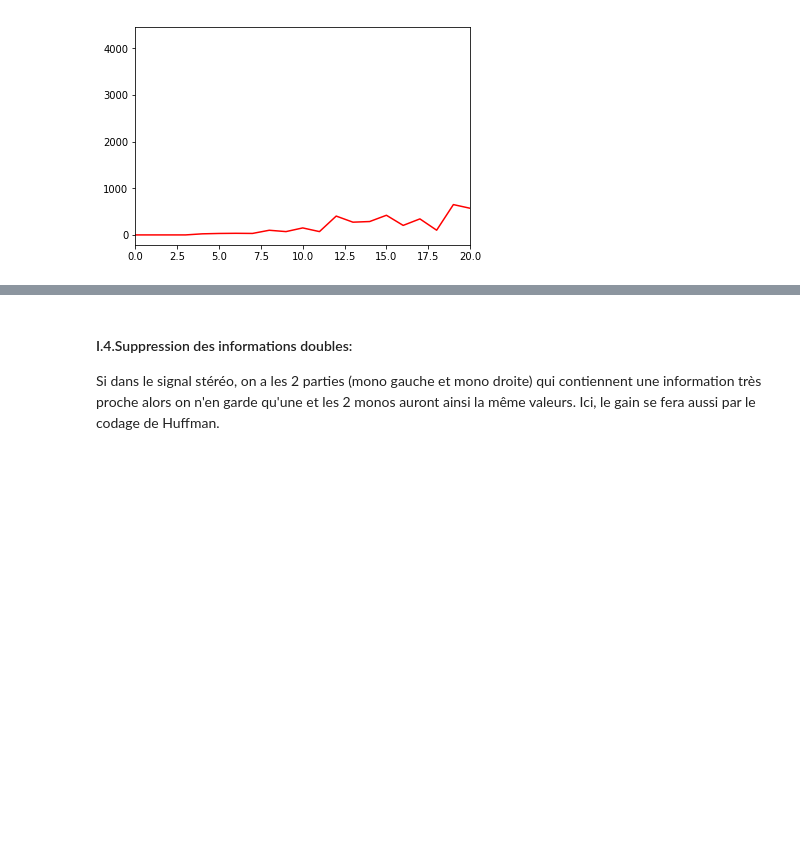
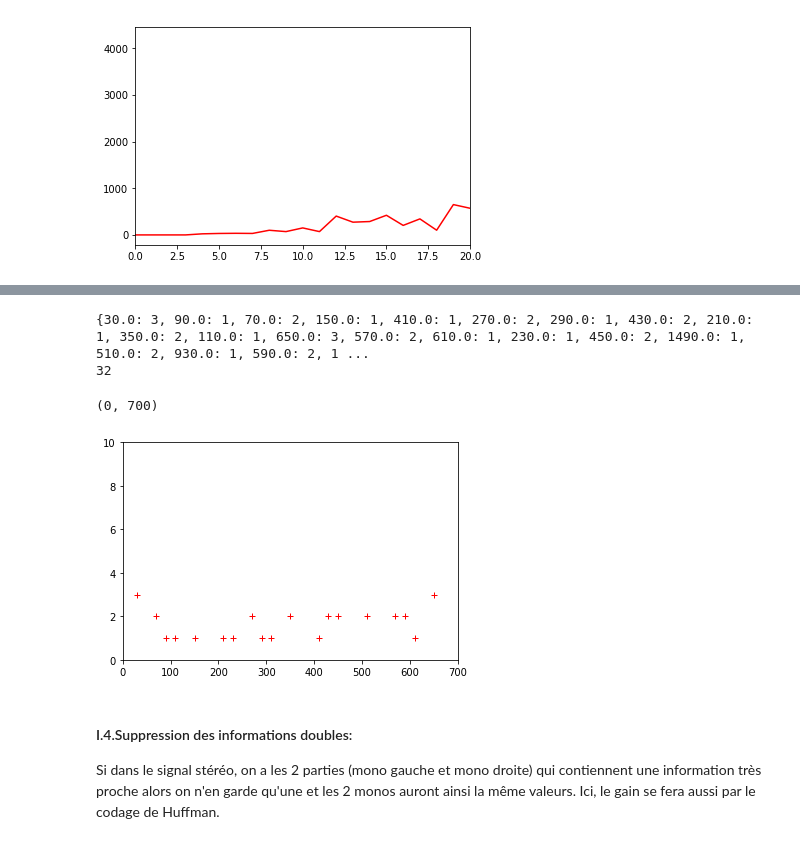
Before and after one commit to M1-2018-TraitementSignal/EncDecMP3, a Jupyter notebook: Presentation.ipynb, the cells around one changed output, grey strips where cells are left out. Saved outputs shown, nothing was run; the diff lists cells and outputs as text; code cells hidden in the pictures; blank space fills up the shorter version.

```diff
--- a/Presentation.ipynb
+++ b/Presentation.ipynb
@@ -323,0 +285,11 @@ Le fait de ramener les valeurs proches à une seule valeur va permettre de gagne
+# %%
+t = abs(gaucheFreqTrait)
+listeFreq = []
+for i in range (30,5000,20):
+    listeFreq = listeFreq + [i]
+listeFreq = asarray(listeFreq)
+
+# trouver lindice la plus proche de la valeur dans un tableau numpy
+
+c = t[5:20]
+print(c)
@@ -324,3 +341,32 @@ Le fait de ramener les valeurs proches à une seule valeur va permettre de gagne
+# %%
+gavtrait = c
+# print(gavtrait[0:20])
+dico = {}
+for i in gavtrait:
+    if i in dico:
+        dico[i] += 1
+    else:
+        dico[i] = 1
+
+# print(max(dico))
+print(dico)
+d1 = sorted(dico.items(), key = lambda t:t[0], reverse=True)
+# print(d1)
+# print(dico["7.5"])
+print(len(dico))
+# b = len(freqGauche) / 2 #pour la symétrie
+for i in d1:
+    plot(i[0], i[1], 'r+')
+#     bar(i[0], i[1])
+# plt.plot(g, 'r')
+# d = len(droiteFreqTrait) / 2
+ylim(0,10)
+xlim(0, 700)
+# %% [output]
+{30.0: 3, 90.0: 1, 70.0: 2, 150.0: 1, 410.0: 1, 270.0: 2, 290.0: 1, 430.0: 2, 210.0: 1, 350.0: 2, 110.0: 1, 650.0: 3, 570.0: 2, 610.0: 1, 230.0: 1, 450.0: 2, 1490.0: 1, 510.0: 2, 930.0: 1, 590.0: 2, 1 ...
+32
+(0, 700)
+[figure, added]
 # %% [markdown]
 #### I.4.Suppression des informations doubles:
 Si dans le signal stéréo, on a les 2 parties (mono gauche et mono droite) qui contiennent une information très proche alors on n'en garde qu'une et les 2 monos auront ainsi la même valeurs.
```
Also changed, not shown: parts of 15 cells of this notebook, 3 other files.
